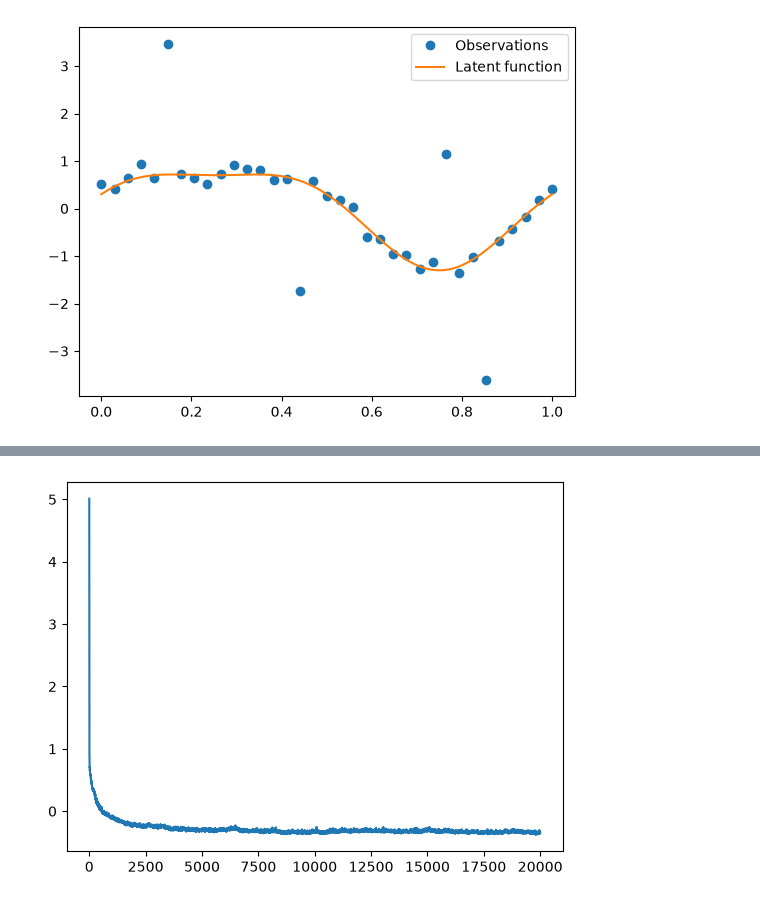
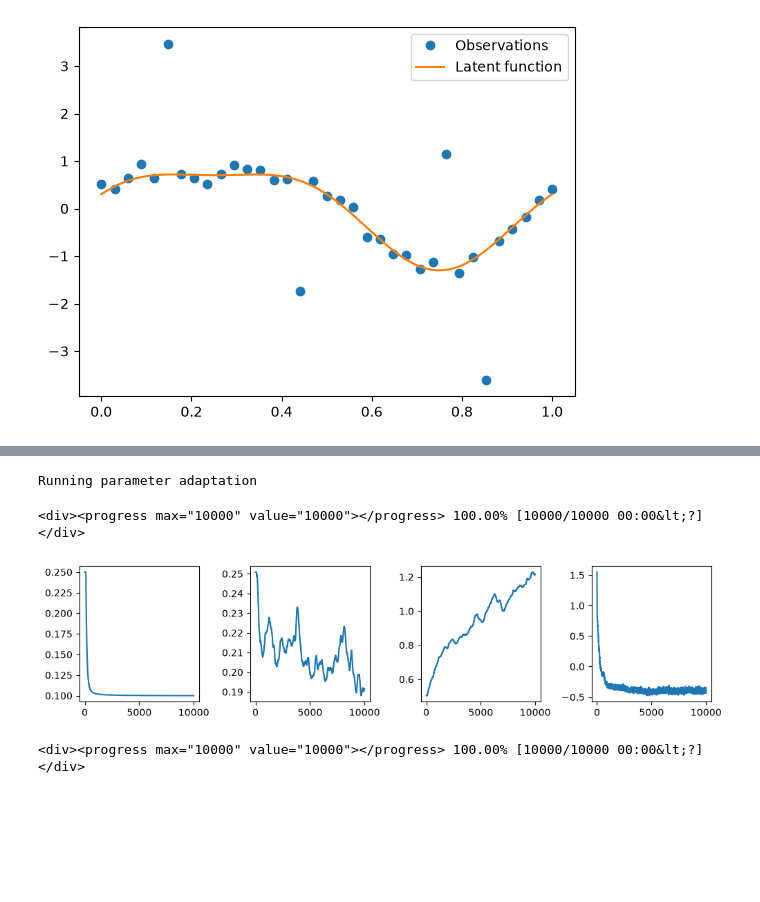
Before and after one commit to callum-kl/non-parametric-pro, a Jupyter notebook: notebooks/base_gp_adaptation.ipynb, the cells around one changed output, grey strips where cells are left out. Cells and saved outputs as stored; diff of their text form; code cells hidden in the pictures; blank space fills up the shorter version.

```diff
--- a/notebooks/base_gp_adaptation.ipynb
+++ b/notebooks/base_gp_adaptation.ipynb
@@ -38,7 +42,7 @@ posterior = prior * likelihood
 
 optim = ox.adam(learning_rate=0.01)
 
-opt_posterior, _ = gpx.fit(
+gp_posterior, _ = gpx.fit(
     model=posterior,
     objective=lambda p, d: -gpx.objectives.conjugate_mll(p, d),
     train_data=data,
@@ -47,7 +51,7 @@ opt_posterior, _ = gpx.fit(
     verbose=False,
 )
 
-basis = _full_gp_basis(opt_posterior, data.X, jitter=1e-6)
-nu = gpx.objectives._val(opt_posterior.likelihood.obs_stddev)
-opt_kernel = opt_posterior.prior.kernel
+basis = _full_gp_basis(gp_posterior, data.X, jitter=1e-6)
+gp_sigma = gp_posterior.likelihood.obs_stddev
+gp_kernel = gp_posterior.prior.kernel
 # %%
@@ -86,6 +63,64 @@ out, history = run_inference_algorithm(
-# %%
-plt.plot(history[1].score)
-plt.show()
-# %% [output]
-[figure, removed]
+# %%
+
+sigma = gpx.parameters.SigmoidBounded(0.25, low=0.1, high=100.0)
+
+params = ProParameters(
+    y=data.y,
+    basis=basis,
+    step_size=1e-3,
+    sigma=sigma,
+    alpha=1.0,
+    tolerance=1e-200,
+    jitter=1e-6,
+)
+
+J = 10
+M = data.n
+
+initial_position = jr.normal(key, (M, J))
+
+adaptation = parameter_adaptation(
+    ula,
+    pro_logdensity_fn,
+    params,
+    x_train=example.x_train,
+    initial_kernel=gp_kernel,
+    warmup_steps=100,
+    sigma_adapt_every=10,
+    kernel_adapt_every=10,
+    objective_fn=pro_score_fn,
+    sigma_optimizer=ox.adam(1e-1),
+    kernel_optimizer=ox.adam(1e-2),
+    progress_bar=True
+)
+
+adaptation_results, adaptation_info = adaptation.run(key, initial_position, num_steps=10000)
+pro_kernel = jax.tree.map(lambda x: x[-1], adaptation_info.kernel)
+pro_params = adaptation_results.parameters
+# %% [output]
+Running parameter adaptation
+<div><progress max="10000" value="10000"></progress> 100.00% [10000/10000 00:00&lt;?]</div>
+# %%
+fig, ax = plt.subplots(1, 4, figsize=(10, 2.5))
+
+ax[0].plot(px.unwrap(adaptation_info.sigma))
+ax[1].plot(px.unwrap(adaptation_info.kernel.lengthscale))
+ax[2].plot(px.unwrap(adaptation_info.kernel.variance))
+ax[3].plot(-adaptation_info.sampler_info.score[10:])
+plt.tight_layout()
+plt.show()
+# %% [output]
+[figure, added]
+# %%
+algorithm = parametric_ula(pro_logdensity_fn, pro_params)
+
+out, info = run_inference_algorithm(
+    rng_key=key,
+    inference_algorithm=algorithm,
+    num_steps=10000,
+    initial_position=adaptation_results.state.position,
+    progress_bar=True
+)
+# %% [output]
+<div><progress max="10000" value="10000"></progress> 100.00% [10000/10000 00:00&lt;?]</div>
 # %%
```
Also changed, not shown: parts of 4 cells of this notebook, 5 other files.
